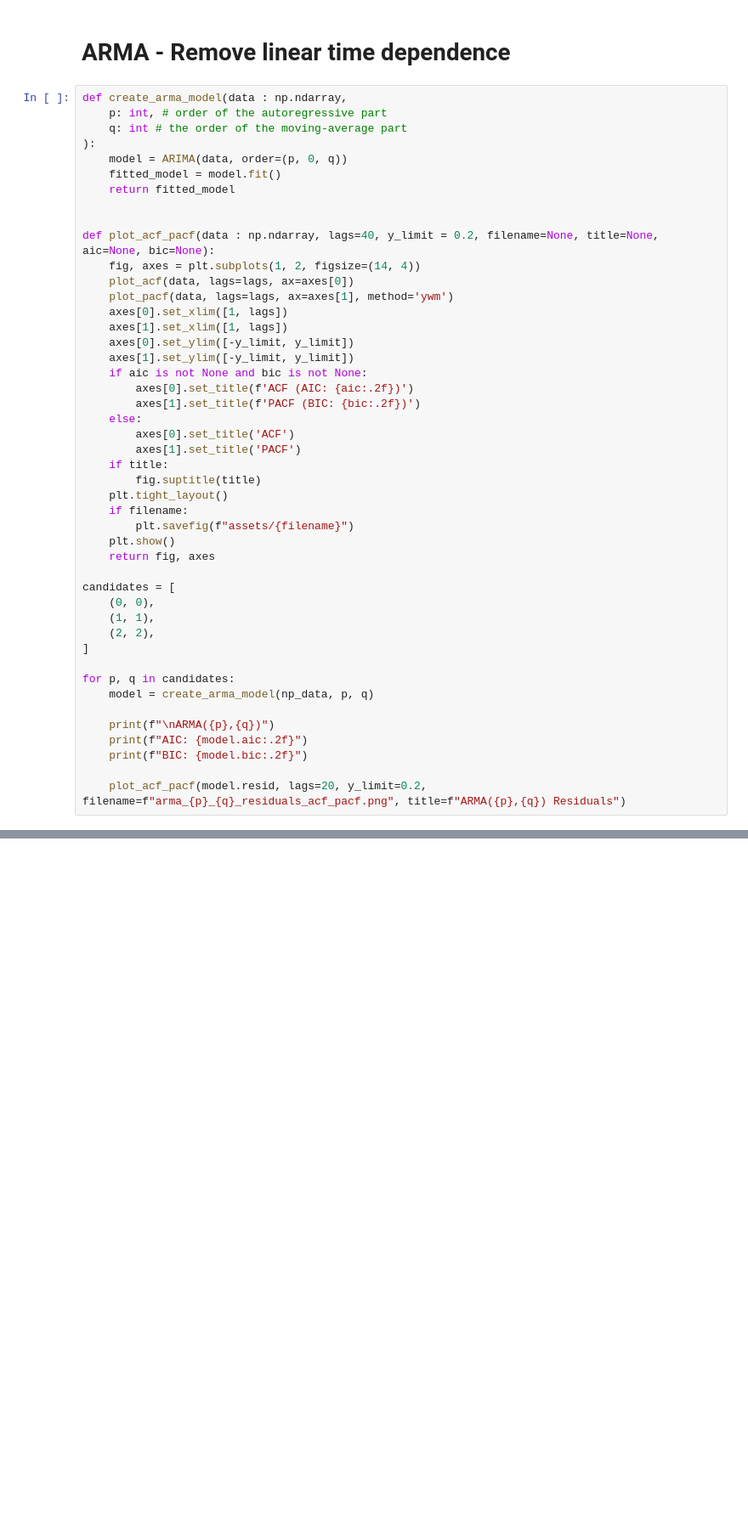
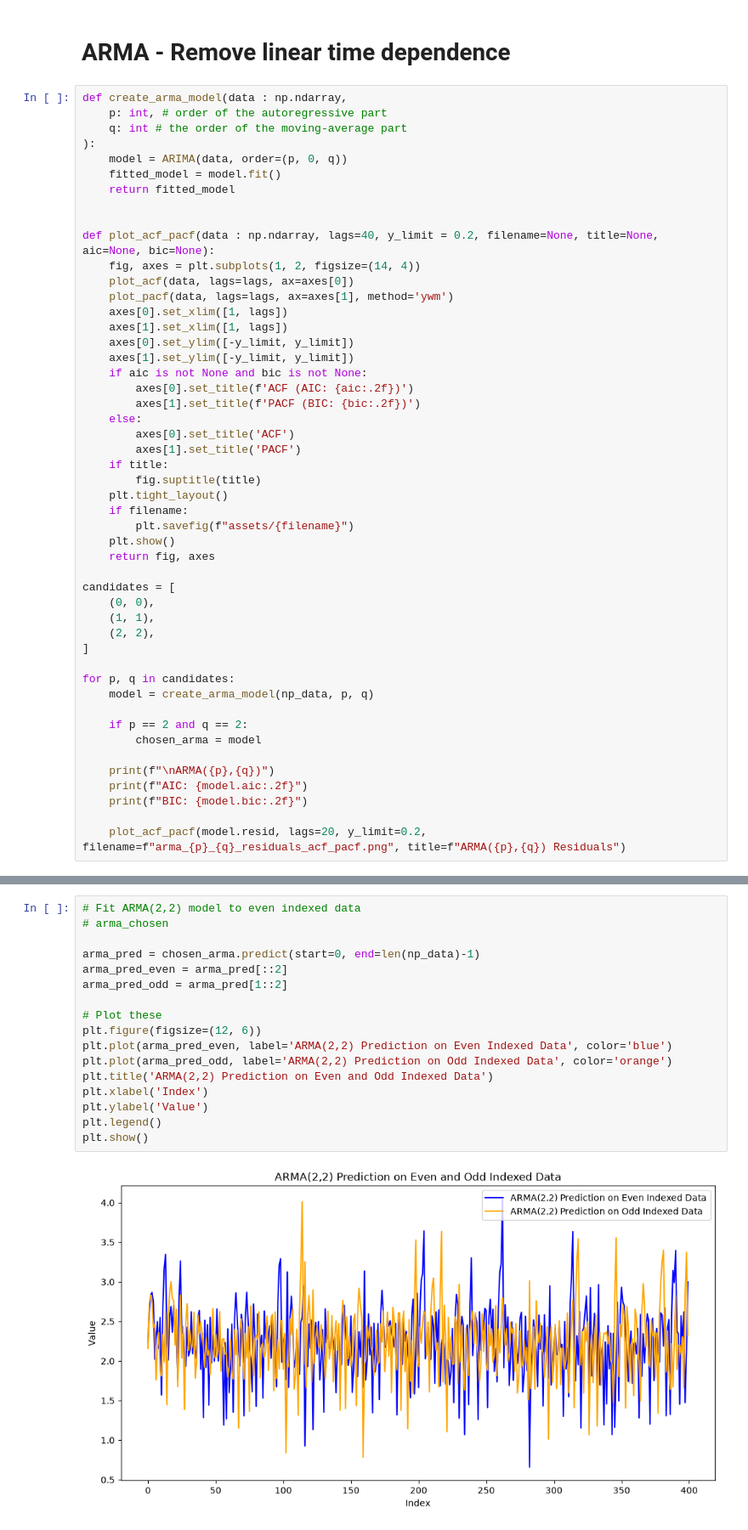
Before and after one commit to Husted42/advanced-time-series-analysis, a Jupyter notebook: assignment-1/part-5/part_5.ipynb, the cells around one changed output, grey strips where cells are left out. Shown at 85% size. Saved outputs shown, nothing was run; the diff lists cells and outputs as text; blank space fills up the shorter version.

```diff
--- a/assignment-1/part-5/part_5.ipynb
+++ b/assignment-1/part-5/part_5.ipynb
@@ -92,6 +104,9 @@ candidates = [
 for p, q in candidates:
     model = create_arma_model(np_data, p, q)
 
+    if p == 2 and q == 2:
+        chosen_arma = model
+
     print(f"\nARMA({p},{q})")
     print(f"AIC: {model.aic:.2f}")
     print(f"BIC: {model.bic:.2f}")
@@ -112,0 +233,19 @@ BIC: 3452.45
+# %%
+# Fit ARMA(2,2) model to even indexed data
+# arma_chosen
+
+arma_pred = chosen_arma.predict(start=0, end=len(np_data)-1)
+arma_pred_even = arma_pred[::2]
+arma_pred_odd = arma_pred[1::2]
+
+# Plot these
+plt.figure(figsize=(12, 6))
+plt.plot(arma_pred_even, label='ARMA(2,2) Prediction on Even Indexed Data', color='blue')
+plt.plot(arma_pred_odd, label='ARMA(2,2) Prediction on Odd Indexed Data', color='orange')
+plt.title('ARMA(2,2) Prediction on Even and Odd Indexed Data')
+plt.xlabel('Index')
+plt.ylabel('Value')
+plt.legend()
+plt.show()
+# %% [output]
+[figure, added]
```
Also changed, not shown: parts of 12 cells of this notebook, 3 other files.
